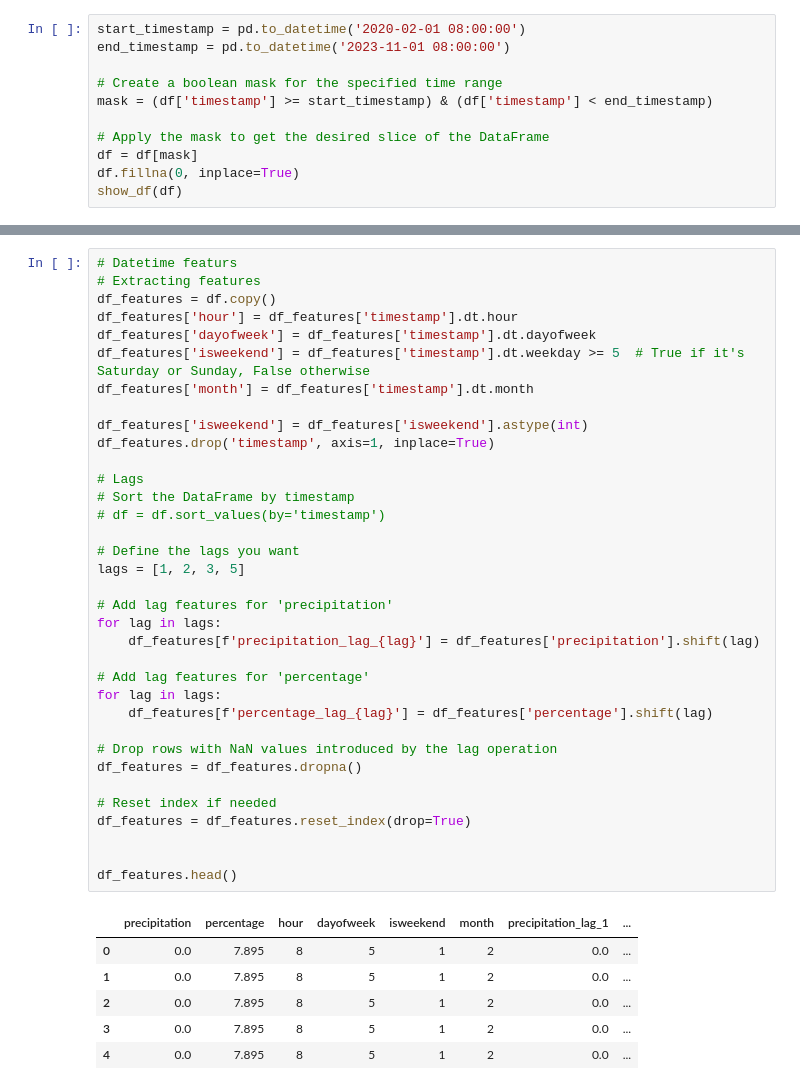
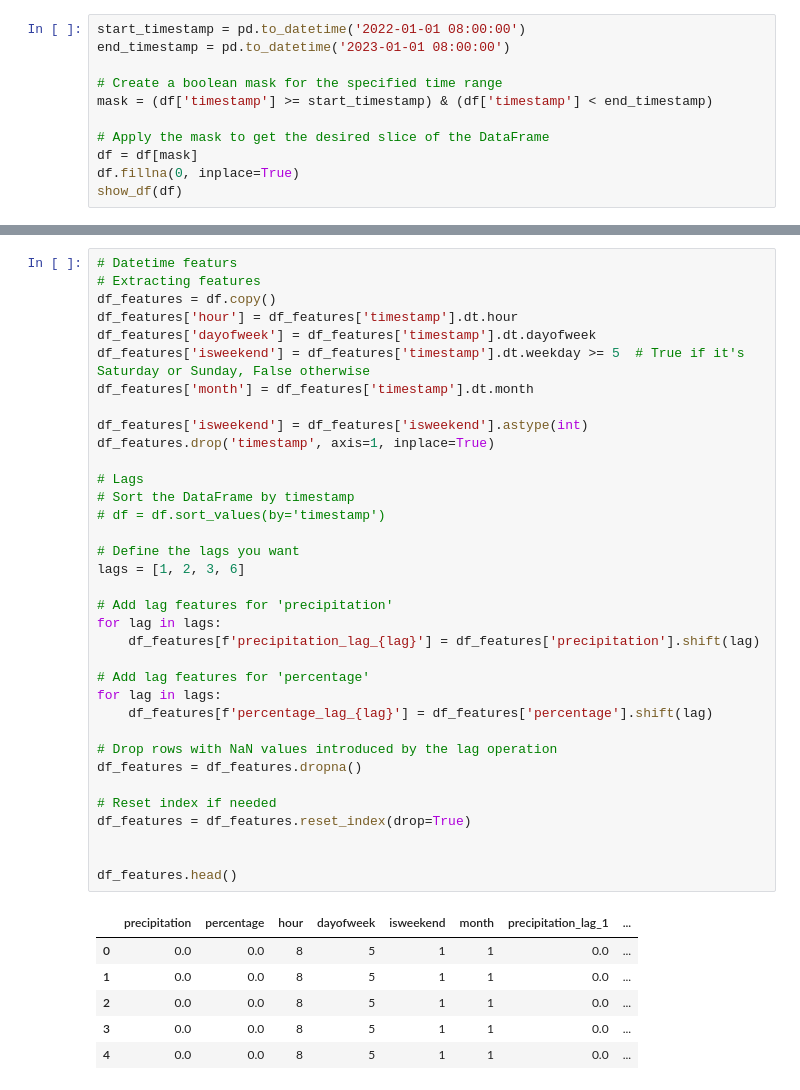
Before and after one commit to TeaDrinkingProgrammer/brabant-water-capstone, a Jupyter notebook: svm/svm.ipynb, the cells around one changed output, grey strips where cells are left out. Cells and saved outputs as stored; diff of their text form.

```diff
--- a/svm/svm.ipynb
+++ b/svm/svm.ipynb
@@ -58,6 +57,6 @@ show_df(df)
 # %%
-start_timestamp = pd.to_datetime('2020-02-01 08:00:00')
-end_timestamp = pd.to_datetime('2023-11-01 08:00:00')
+start_timestamp = pd.to_datetime('2022-01-01 08:00:00')
+end_timestamp = pd.to_datetime('2023-01-01 08:00:00')
 
 # Create a boolean mask for the specified time range
 mask = (df['timestamp'] >= start_timestamp) & (df['timestamp'] < end_timestamp)
@@ -82,39 +81,39 @@ df_features['dayofweek'] = df_features['timestamp'].dt.dayofweek
 df_features['isweekend'] = df_features['timestamp'].dt.weekday >= 5  # True if it's Saturday or Sunday, False otherwise
 df_features['month'] = df_features['timestamp'].dt.month
 
 df_features['isweekend'] = df_features['isweekend'].astype(int)
 df_features.drop('timestamp', axis=1, inplace=True)
 
 # Lags
 # Sort the DataFrame by timestamp
 # df = df.sort_values(by='timestamp')
 
 # Define the lags you want
-lags = [1, 2, 3, 5]
+lags = [1, 2, 3, 6]
 
 # Add lag features for 'precipitation'
 for lag in lags:
     df_features[f'precipitation_lag_{lag}'] = df_features['precipitation'].shift(lag)
 
 # Add lag features for 'percentage'
 for lag in lags:
     df_features[f'percentage_lag_{lag}'] = df_features['percentage'].shift(lag)
 
 # Drop rows with NaN values introduced by the lag operation
 df_features = df_features.dropna()
 
 # Reset index if needed
 df_features = df_features.reset_index(drop=True)
 
 
 df_features.head()
 # %% [output]
 |  | precipitation | percentage | hour | dayofweek | isweekend | month | precipitation_lag_1 | ... |
-| 0 | 0.0 | 7.895 | 8 | 5 | 1 | 2 | 0.0 | ... |
-| 1 | 0.0 | 7.895 | 8 | 5 | 1 | 2 | 0.0 | ... |
-| 2 | 0.0 | 7.895 | 8 | 5 | 1 | 2 | 0.0 | ... |
-| 3 | 0.0 | 7.895 | 8 | 5 | 1 | 2 | 0.0 | ... |
-| 4 | 0.0 | 7.895 | 8 | 5 | 1 | 2 | 0.0 | ... |
+| 0 | 0.0 | 0.0 | 8 | 5 | 1 | 1 | 0.0 | ... |
+| 1 | 0.0 | 0.0 | 8 | 5 | 1 | 1 | 0.0 | ... |
+| 2 | 0.0 | 0.0 | 8 | 5 | 1 | 1 | 0.0 | ... |
+| 3 | 0.0 | 0.0 | 8 | 5 | 1 | 1 | 0.0 | ... |
+| 4 | 0.0 | 0.0 | 8 | 5 | 1 | 1 | 0.0 | ... |
 # %%
 # Extract features and target from the DataFrame
 X = df_features.loc[:, df_features.columns != 'percentage']
```
Also changed, not shown: parts of 8 cells of this notebook, 2 other files.
